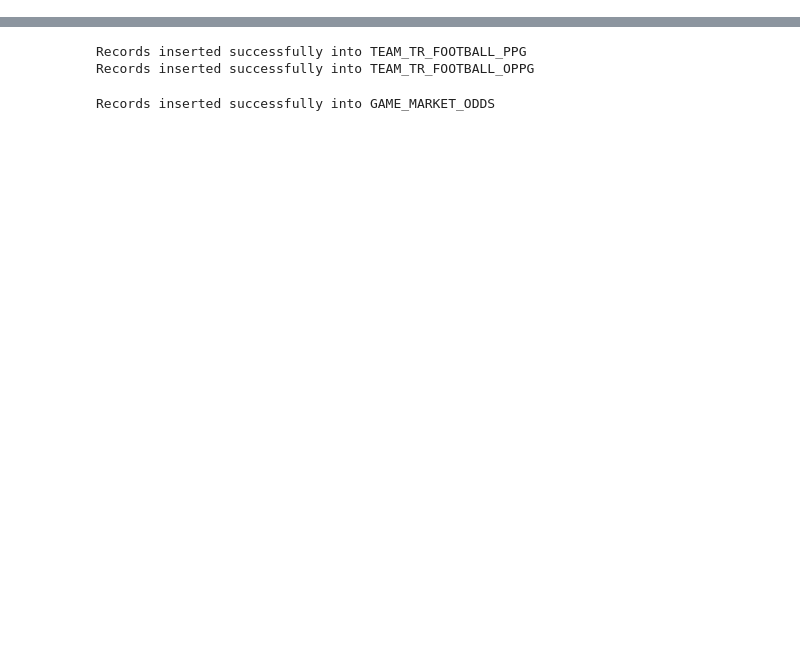
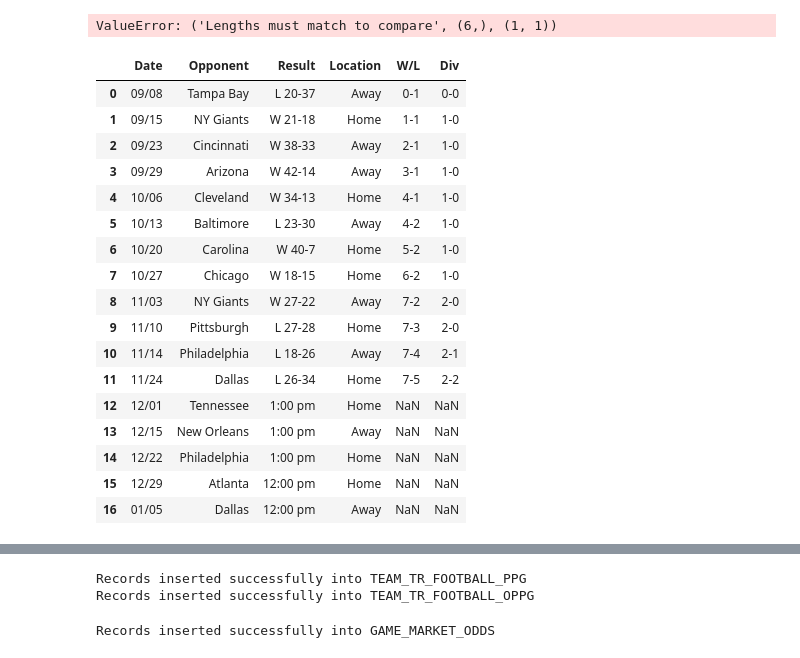
Before and after one commit to tmccoy94/Sports_Data_Project, a Jupyter notebook: test2.ipynb, the cells around one changed output, grey strips where cells are left out. Cells and saved outputs as stored; diff of their text form; code cells hidden in the pictures; blank space fills up the shorter version.

```diff
--- a/test2.ipynb
+++ b/test2.ipynb
@@ -9,0 +284,27 @@ manager = SqliteDBManager("SportsData.db")
+# %%
+nfl_data_packer.get_all_games_data()
+# %% [output]
+ValueError: ('Lengths must match to compare', (6,), (1, 1))
+# %%
+nfl_team_data = pd.read_html(f"https://www.teamrankings.com/nfl/team/washington-commanders/")
+# %%
+nfl_team_data[1]
+# %% [output]
+|  | Date | Opponent | Result | Location | W/L | Div |
+| 0 | 09/08 | Tampa Bay | L 20-37 | Away | 0-1 | 0-0 |
+| 1 | 09/15 | NY Giants | W 21-18 | Home | 1-1 | 1-0 |
+| 2 | 09/23 | Cincinnati | W 38-33 | Away | 2-1 | 1-0 |
+| 3 | 09/29 | Arizona | W 42-14 | Away | 3-1 | 1-0 |
+| 4 | 10/06 | Cleveland | W 34-13 | Home | 4-1 | 1-0 |
+| 5 | 10/13 | Baltimore | L 23-30 | Away | 4-2 | 1-0 |
+| 6 | 10/20 | Carolina | W 40-7 | Home | 5-2 | 1-0 |
+| 7 | 10/27 | Chicago | W 18-15 | Home | 6-2 | 1-0 |
+| 8 | 11/03 | NY Giants | W 27-22 | Away | 7-2 | 2-0 |
+| 9 | 11/10 | Pittsburgh | L 27-28 | Home | 7-3 | 2-0 |
+| 10 | 11/14 | Philadelphia | L 18-26 | Away | 7-4 | 2-1 |
+| 11 | 11/24 | Dallas | L 26-34 | Home | 7-5 | 2-2 |
+| 12 | 12/01 | Tennessee | 1:00 pm | Home | NaN | NaN |
+| 13 | 12/15 | New Orleans | 1:00 pm | Away | NaN | NaN |
+| 14 | 12/22 | Philadelphia | 1:00 pm | Home | NaN | NaN |
+| 15 | 12/29 | Atlanta | 12:00 pm | Home | NaN | NaN |
+| 16 | 01/05 | Dallas | 12:00 pm | Away | NaN | NaN |
```
Also changed, not shown: parts of 30 cells of this notebook, 2 other files.
